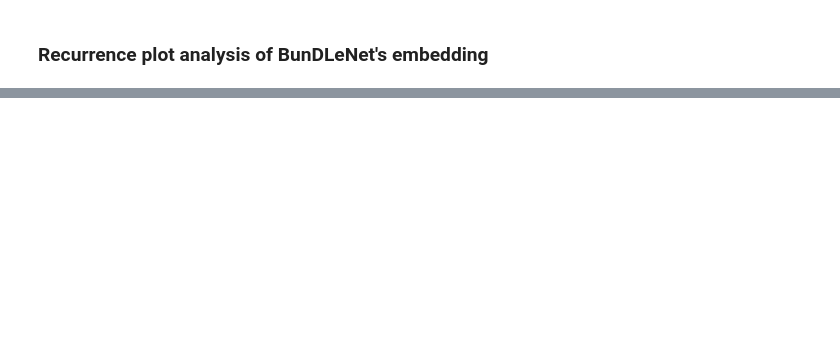
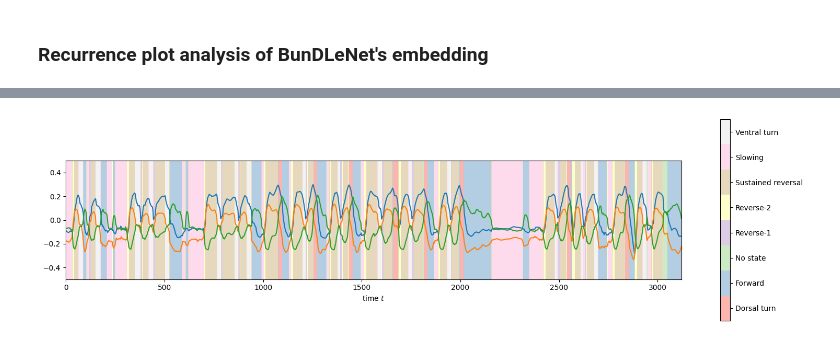
Before and after one commit to dariosannino/BunDLe-Net, a Jupyter notebook: notebooks/demo_c_elegans.ipynb, the cells around one changed output, grey strips where cells are left out. Saved outputs shown, nothing was run; the diff lists cells and outputs as text; code cells hidden in the pictures; blank space fills up the shorter version.

```diff
--- a/notebooks/demo_c_elegans.ipynb
+++ b/notebooks/demo_c_elegans.ipynb
@@ -166,0 +198,6 @@ plt.show()
+# %%
+Y02_ = model.tau(X2_[:,0]).numpy() # X_[:, 0] extracts the first time step for each window. Y0_ is the latent representation of all the steps
+# %%
+plot_latent_timeseries(Y02_, B_, state_names)
+# %% [output]
+[figure, added]
```
Also changed, not shown: parts of 23 cells of this notebook, 3 other files.
